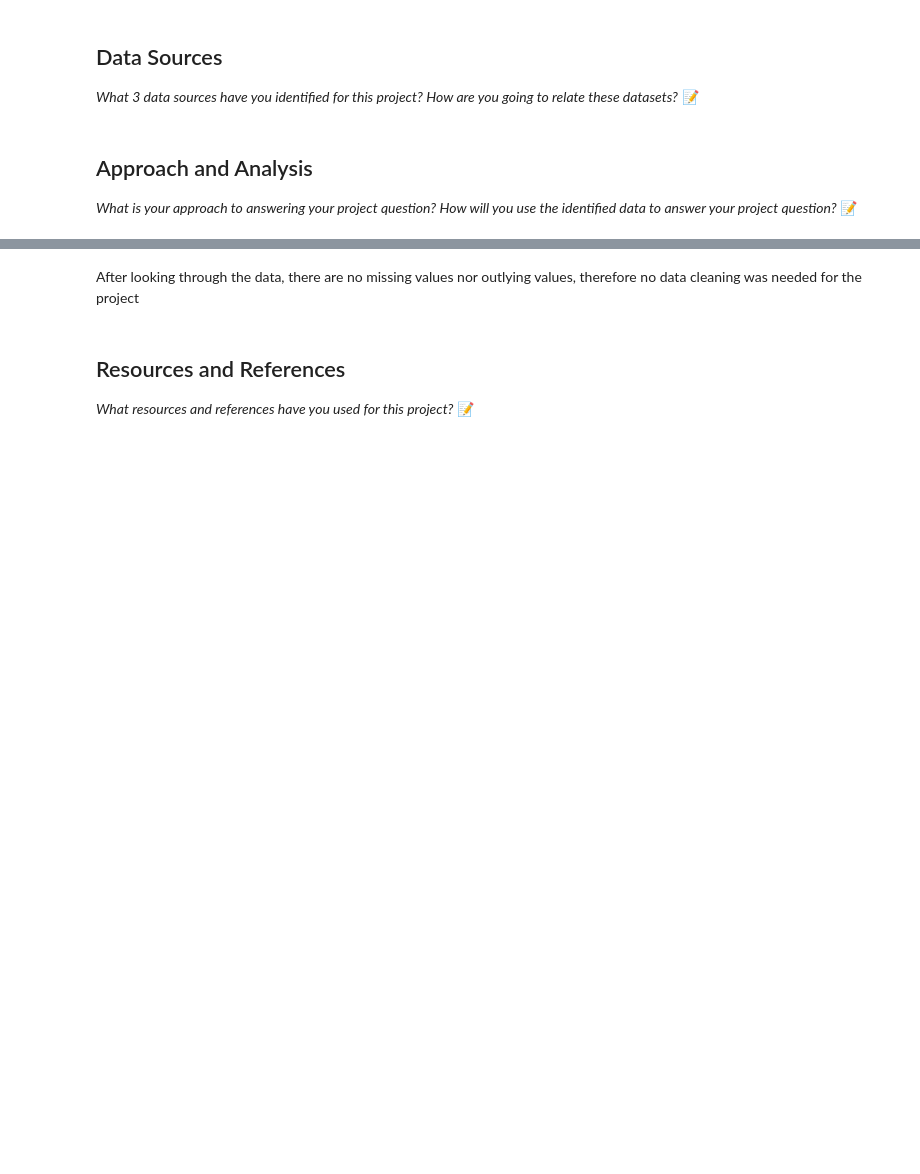
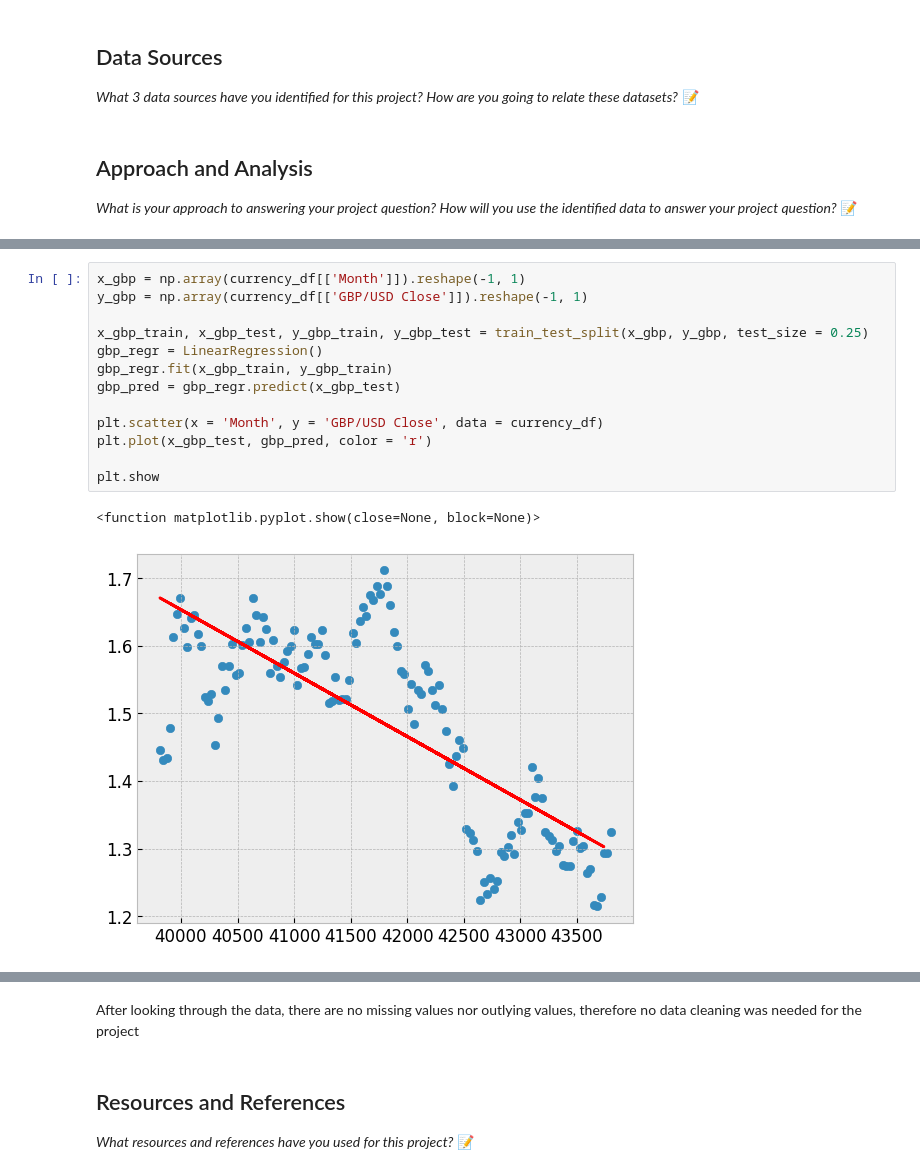
Before and after one commit to IT4063c-Spring23/final-project-tomh237, a Jupyter notebook: source.ipynb, the cells around one changed output, grey strips where cells are left out. Cells and saved outputs as stored; diff of their text form; blank space fills up the shorter version.

```diff
--- a/source.ipynb
+++ b/source.ipynb
@@ -77,0 +106,16 @@ In Plot 4: Cost of standard grocery items are shown by month
+# %%
+x_gbp = np.array(currency_df[['Month']]).reshape(-1, 1)
+y_gbp = np.array(currency_df[['GBP/USD Close']]).reshape(-1, 1)
+
+x_gbp_train, x_gbp_test, y_gbp_train, y_gbp_test = train_test_split(x_gbp, y_gbp, test_size = 0.25)
+gbp_regr = LinearRegression()
+gbp_regr.fit(x_gbp_train, y_gbp_train)
+gbp_pred = gbp_regr.predict(x_gbp_test)
+
+plt.scatter(x = 'Month', y = 'GBP/USD Close', data = currency_df)
+plt.plot(x_gbp_test, gbp_pred, color = 'r')
+
+plt.show
+# %% [output]
+<function matplotlib.pyplot.show(close=None, block=None)>
+[figure, added]
```
Also changed, not shown: parts of 9 cells of this notebook, 4 other files.
